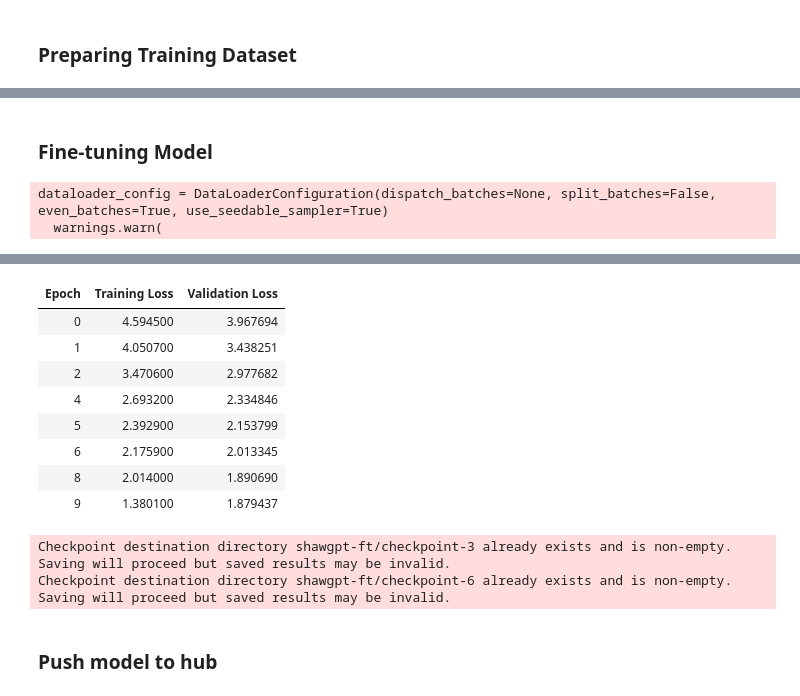
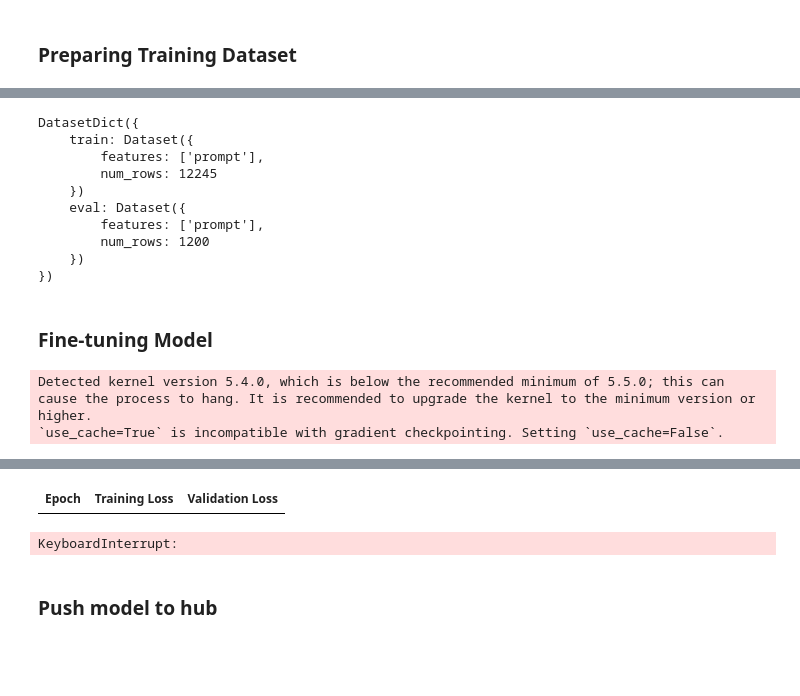
Before and after one commit to vishals9711/headline_finetune, a Jupyter notebook: qlora_example.ipynb, the cells around one changed output, grey strips where cells are left out. Saved outputs shown, nothing was run; the diff lists cells and outputs as text; code cells hidden in the pictures; blank space fills up the shorter version.

Commit message:
updated qlora example

```diff
--- a/qlora_example.ipynb
+++ b/qlora_example.ipynb
@@ -159,22 +289,58 @@ data = load_dataset("shawhin/shawgpt-youtube-comments")
+# %%
+training_data_prompt = []
+for datamap in training_data:
+    training_data_prompt.append({
+        'prompt':prompt_template(datamap)
+    })
+
+eval_data_prompt = []
+for datamap in eval_data:
+    eval_data_prompt.append({
+        'prompt':prompt_template(datamap)
+    })
+# %%
+train_dataset = Dataset.from_list(training_data_prompt)
+eval_dataset = Dataset.from_list(eval_data_prompt)
+
+# Combine them into a DatasetDict
+dataset = DatasetDict({
+    "train": train_dataset,
+    "eval": eval_dataset
+})
+# dataset.push_to_hub('vishals9711/tiny_llama_headline')
+# %%
+dataset
+# %% [output]
+DatasetDict({
+    train: Dataset({
+        features: ['prompt'],
+        num_rows: 12245
+    })
+    eval: Dataset({
+        features: ['prompt'],
+        num_rows: 1200
+    })
+})
 # %%
 # create tokenize function
-def tokenize_function(examples):
+def tokenize_function(batch):
     # extract text
-    text = examples["example"]
+    # print(batch)
+    texts = batch['prompt']
 
     #tokenize and truncate text
     tokenizer.truncation_side = "left"
     tokenized_inputs = tokenizer(
-        text,
+        texts,
         return_tensors="np",
         truncation=True,
-        max_length=512
+        max_length=2048
     )
 
     return tokenized_inputs
 
 # tokenize training and validation datasets
-tokenized_data = data.map(tokenize_function, batched=True)
+tokenized_data = dataset.map(tokenize_function, batched=True)
 # %%
 # setting pad token
 tokenizer.pad_token = tokenizer.eos_token
@@ -190,7 +356,7 @@ num_epochs = 10
 
 # define training arguments
 training_args = transformers.TrainingArguments(
-    output_dir= "shawgpt-ft",
+    output_dir="vishals9711_ft",
     learning_rate=lr,
     per_device_train_batch_size=batch_size,
     per_device_eval_batch_size=batch_size,
@@ -211,18 +377,19 @@ training_args = transformers.TrainingArguments(
 trainer = transformers.Trainer(
     model=model,
     train_dataset=tokenized_data["train"],
-    eval_dataset=tokenized_data["test"],
+    eval_dataset=tokenized_data["eval"],
     args=training_args,
     data_collator=data_collator
 )
 
 
 # train model
-model.config.use_cache = False  # silence the warnings. Please re-enable for inference!
+model.config.use_cache
+# model.config = False  # silence the warnings. Please re-enable for inference!
 trainer.train()
 
 # renable warnings
-model.config.use_cache = True
+# model.config.use_cache = True
 # %% [output]
-dataloader_config = DataLoaderConfiguration(dispatch_batches=None, split_batches=False, even_batches=True, use_seedable_sampler=True)
-  warnings.warn(
+Detected kernel version 5.4.0, which is below the recommended minimum of 5.5.0; this can cause the process to hang. It is recommended to upgrade the kernel to the minimum version or higher.
+`use_cache=True` is incompatible with gradient checkpointing. Setting `use_cache=False`.
@@ -230,13 +397,4 @@ dataloader_config = DataLoaderConfiguration(dispatch_batches=None, split_batches
 | Epoch | Training Loss | Validation Loss |
-| 0 | 4.594500 | 3.967694 |
-| 1 | 4.050700 | 3.438251 |
-| 2 | 3.470600 | 2.977682 |
-| 4 | 2.693200 | 2.334846 |
-| 5 | 2.392900 | 2.153799 |
-| 6 | 2.175900 | 2.013345 |
-| 8 | 2.014000 | 1.890690 |
-| 9 | 1.380100 | 1.879437 |
-Checkpoint destination directory shawgpt-ft/checkpoint-3 already exists and is non-empty. Saving will proceed but saved results may be invalid.
-Checkpoint destination directory shawgpt-ft/checkpoint-6 already exists and is non-empty. Saving will proceed but saved results may be invalid.
+KeyboardInterrupt:
 # %% [markdown]
 ### Push model to hub
```
Also changed, not shown: parts of 26 cells of this notebook, 2 other files.
